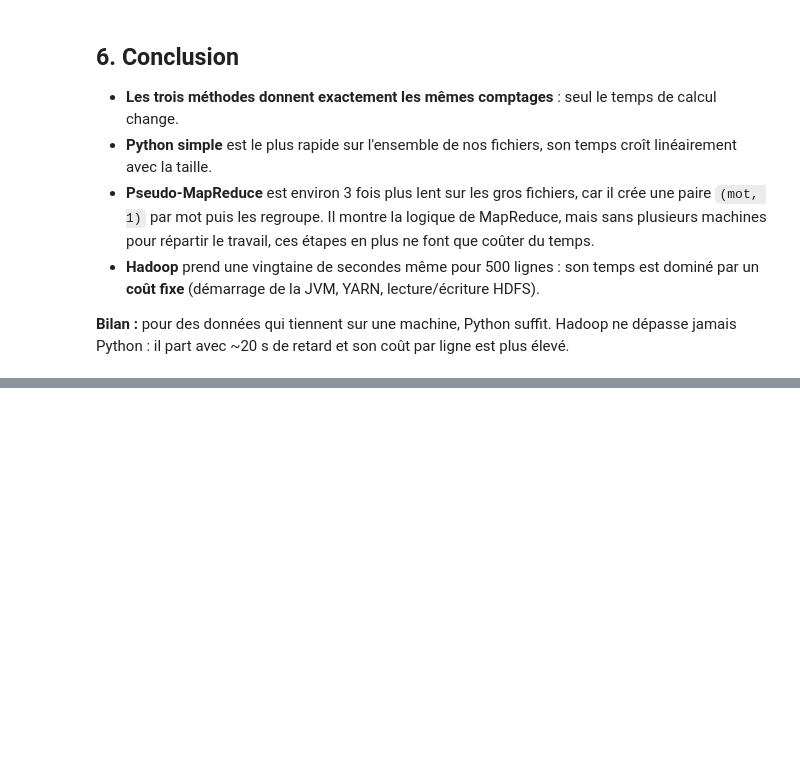
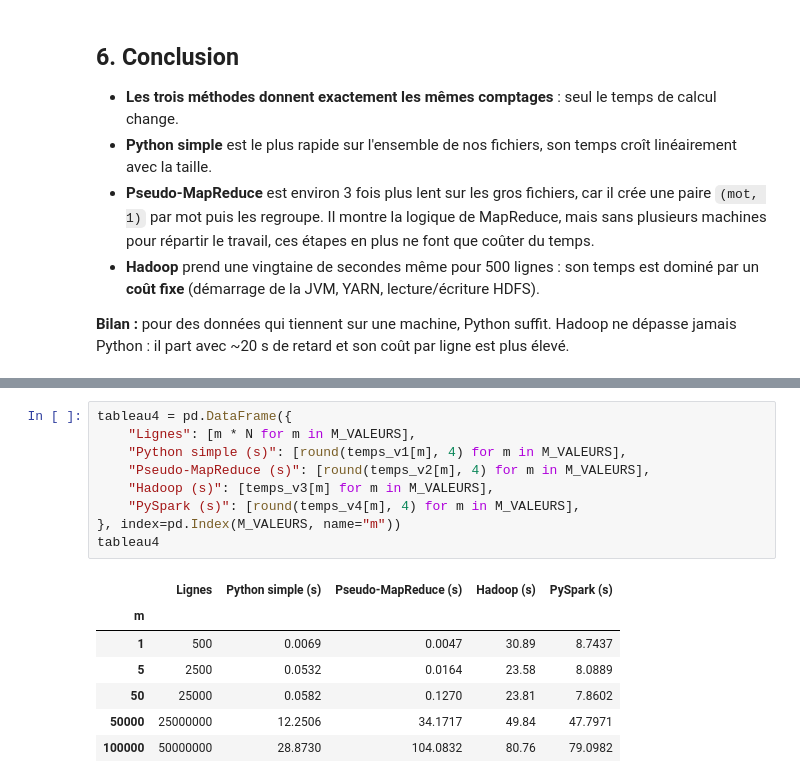
Before and after one commit to ZeloIbrahim/bigdata, a Jupyter notebook: TP1/TP_WordCount_BigData.ipynb, the cells around one changed output, grey strips where cells are left out. Drawn from its saved outputs; the diff is of its cells as text; blank space fills up the shorter version.

```diff
--- a/TP1/TP_WordCount_BigData.ipynb
+++ b/TP1/TP_WordCount_BigData.ipynb
@@ -316,0 +399,17 @@ plt.tight_layout(); plt.show()
+# %%
+tableau4 = pd.DataFrame({
+    "Lignes": [m * N for m in M_VALEURS],
+    "Python simple (s)": [round(temps_v1[m], 4) for m in M_VALEURS],
+    "Pseudo-MapReduce (s)": [round(temps_v2[m], 4) for m in M_VALEURS],
+    "Hadoop (s)": [temps_v3[m] for m in M_VALEURS],
+    "PySpark (s)": [round(temps_v4[m], 4) for m in M_VALEURS],
+}, index=pd.Index(M_VALEURS, name="m"))
+tableau4
+# %% [output]
+|  | Lignes | Python simple (s) | Pseudo-MapReduce (s) | Hadoop (s) | PySpark (s) |
+| m |  |  |  |  |  |
+| 1 | 500 | 0.0069 | 0.0047 | 30.89 | 8.7437 |
+| 5 | 2500 | 0.0532 | 0.0164 | 23.58 | 8.0889 |
+| 50 | 25000 | 0.0582 | 0.1270 | 23.81 | 7.8602 |
+| 50000 | 25000000 | 12.2506 | 34.1717 | 49.84 | 47.7971 |
+| 100000 | 50000000 | 28.8730 | 104.0832 | 80.76 | 79.0982 |
```
Also changed, not shown: parts of 19 cells of this notebook, 1 other file.
